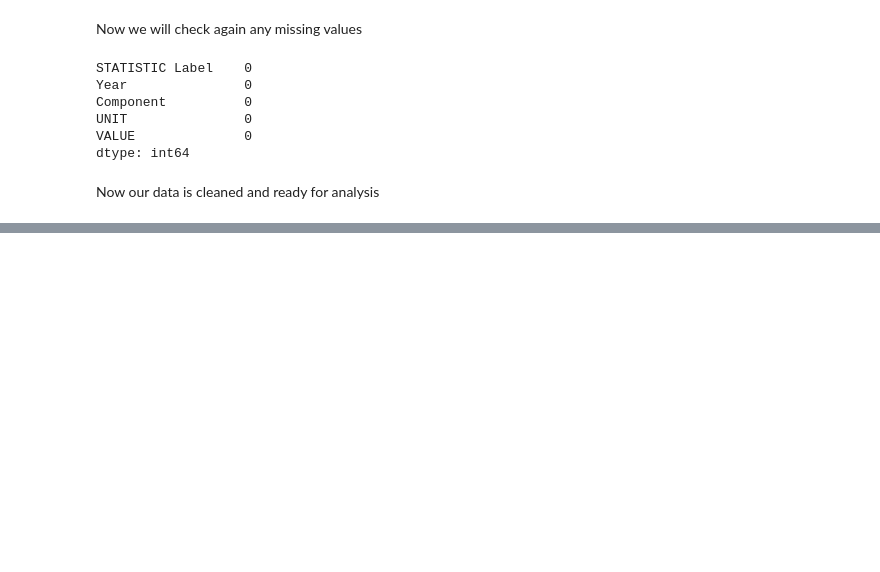
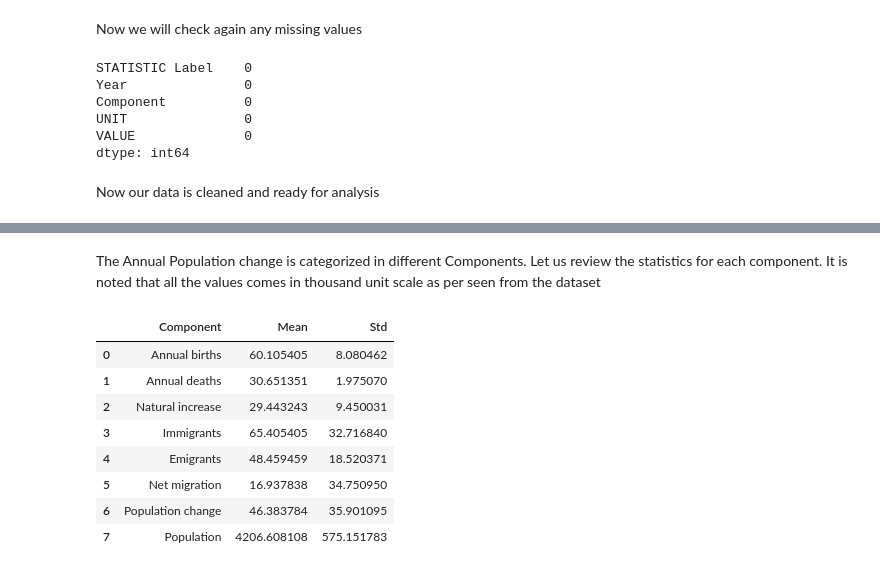
Before and after one commit to 2021402/CA-01-MSc-Data-Analytics, a Jupyter notebook: Project Code 1.ipynb, the cells around one changed output, grey strips where cells are left out. Cells and saved outputs as stored; diff of their text form; code cells hidden in the pictures; blank space fills up the shorter version.

```diff
--- a/Project Code 1.ipynb
+++ b/Project Code 1.ipynb
@@ -114,0 +133,31 @@ dtype: int64
+# %% [markdown]
+The Annual Population change is categorized in different Components. Let us review the statistics for each component. It is noted that all the values comes in thousand unit scale as per seen from the dataset
+# %%
+temp = {
+    'Component':data['Component'].unique(),
+    'Mean': None,
+    'Std': None
+}
+
+Mean=[]
+Std=[]
+
+for Component in temp['Component']:
+    Mean.append(data[data['Component'] == Component]['VALUE'].describe()['mean'])
+    Std.append(data[data['Component'] == Component]['VALUE'].describe()['std'])
+
+temp['Mean'] = Mean
+temp['Std'] = Std
+
+temp = pd.DataFrame(temp)
+temp
+# %% [output]
+|  | Component | Mean | Std |
+| 0 | Annual births | 60.105405 | 8.080462 |
+| 1 | Annual deaths | 30.651351 | 1.975070 |
+| 2 | Natural increase | 29.443243 | 9.450031 |
+| 3 | Immigrants | 65.405405 | 32.716840 |
+| 4 | Emigrants | 48.459459 | 18.520371 |
+| 5 | Net migration | 16.937838 | 34.750950 |
+| 6 | Population change | 46.383784 | 35.901095 |
+| 7 | Population | 4206.608108 | 575.151783 |
```
Also changed, not shown: parts of 5 cells of this notebook.
